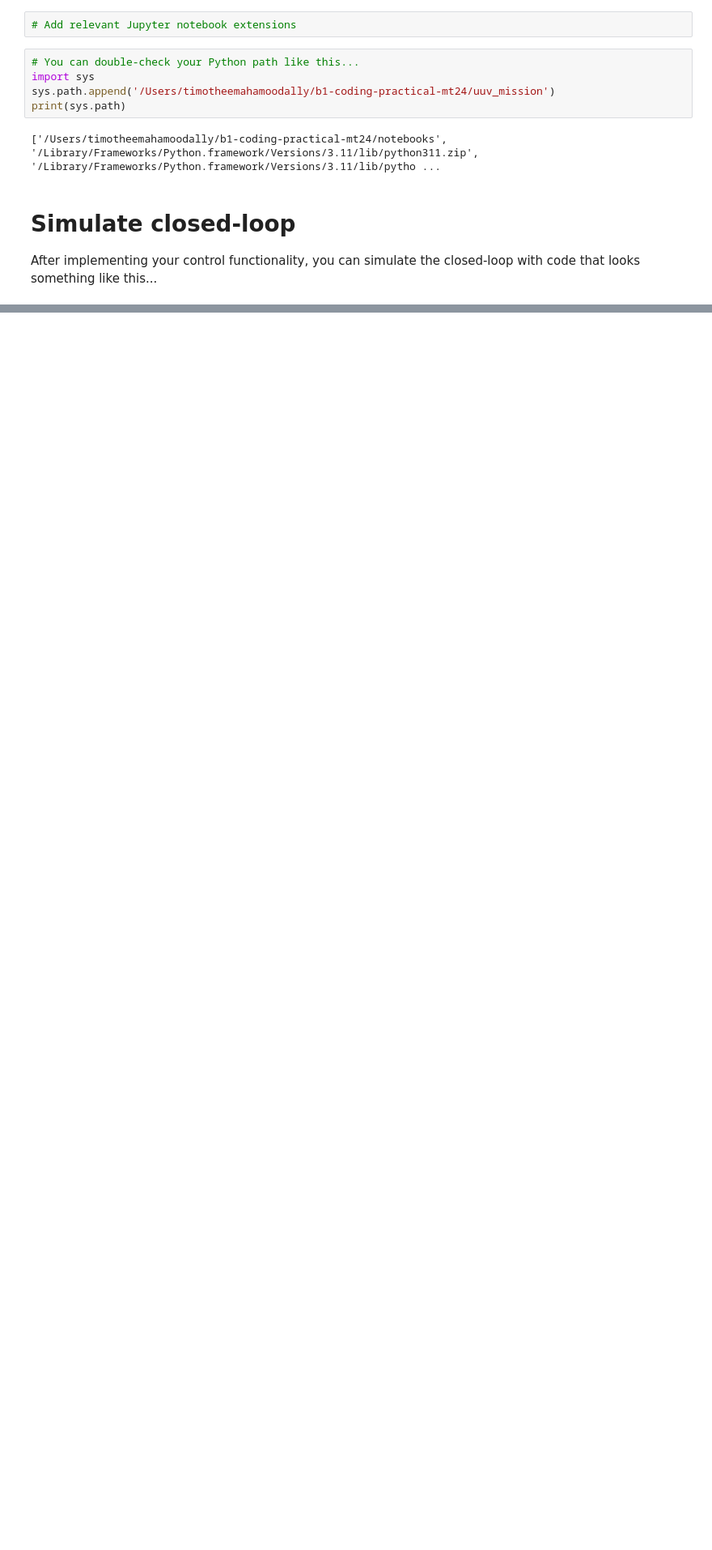
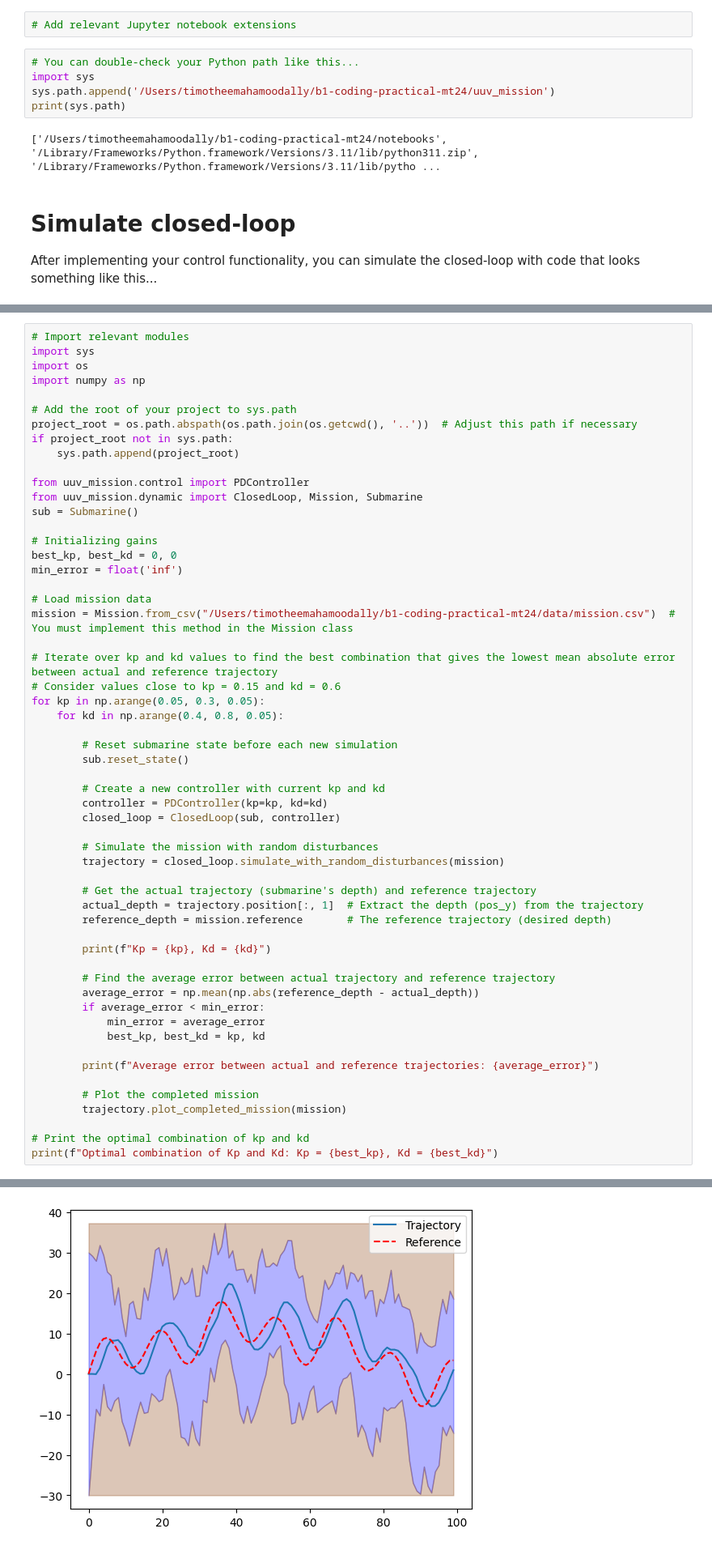
Before and after one commit to timotheemaha/b1-coding-practical-mt24, a Jupyter notebook: notebooks/demo.ipynb, the cells around one changed output, grey strips where cells are left out. Shown at 81% size. Saved outputs shown, nothing was run; the diff lists cells and outputs as text; blank space fills up the shorter version.

Commit message:
implemented way to search optimal Kp,Kd valaues

```diff
--- a/notebooks/demo.ipynb
+++ b/notebooks/demo.ipynb
@@ -34,0 +35,57 @@ trajectory.plot_completed_mission(mission)
+# %%
+# Import relevant modules
+import sys
+import os
+import numpy as np
+
+# Add the root of your project to sys.path
+project_root = os.path.abspath(os.path.join(os.getcwd(), '..'))  # Adjust this path if necessary
+if project_root not in sys.path:
+    sys.path.append(project_root)
+
+from uuv_mission.control import PDController
+from uuv_mission.dynamic import ClosedLoop, Mission, Submarine
+sub = Submarine()
+
+# Initializing gains
+best_kp, best_kd = 0, 0
+min_error = float('inf')
+
+# Load mission data
+mission = Mission.from_csv("/Users/timotheemahamoodally/b1-coding-practical-mt24/data/mission.csv")  # You must implement this method in the Mission class
+
+# Iterate over kp and kd values to find the best combination that gives the lowest mean absolute error between actual and reference trajectory
+# Consider values close to kp = 0.15 and kd = 0.6
+for kp in np.arange(0.05, 0.3, 0.05):
+    for kd in np.arange(0.4, 0.8, 0.05):
+
+        # Reset submarine state before each new simulation
+        sub.reset_state()
+
+        # Create a new controller with current kp and kd
+        controller = PDController(kp=kp, kd=kd)
+        closed_loop = ClosedLoop(sub, controller)
+
+        # Simulate the mission with random disturbances
+        trajectory = closed_loop.simulate_with_random_disturbances(mission)
+
+        # Get the actual trajectory (submarine's depth) and reference trajectory
+        actual_depth = trajectory.position[:, 1]  # Extract the depth (pos_y) from the trajectory
+        reference_depth = mission.reference       # The reference trajectory (desired depth)
+
+        print(f"Kp = {kp}, Kd = {kd}")
+
+        # Find the average error between actual trajectory and reference trajectory
+        average_error = np.mean(np.abs(reference_depth - actual_depth))
+        if average_error < min_error:
+            min_error = average_error
+            best_kp, best_kd = kp, kd
+
+        print(f"Average error between actual and reference trajectories: {average_error}")
+
+        # Plot the completed mission
+        trajectory.plot_completed_mission(mission)
+
+# Print the optimal combination of kp and kd
+print(f"Optimal combination of Kp and Kd: Kp = {best_kp}, Kd = {best_kd}")
+# %% [output]
@@ -34,0 +94 @@ trajectory.plot_completed_mission(mission)
+[figure, added]
```
Also changed, not shown: parts of 3 cells of this notebook.
